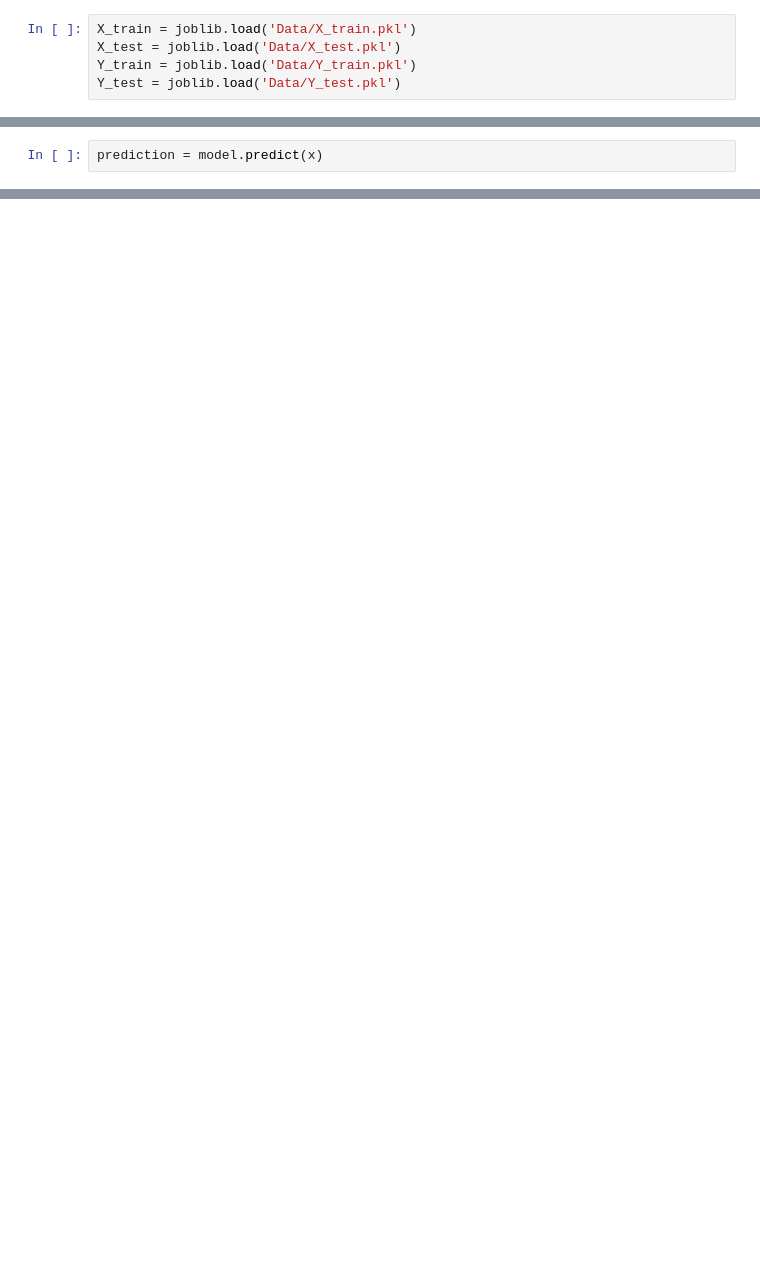
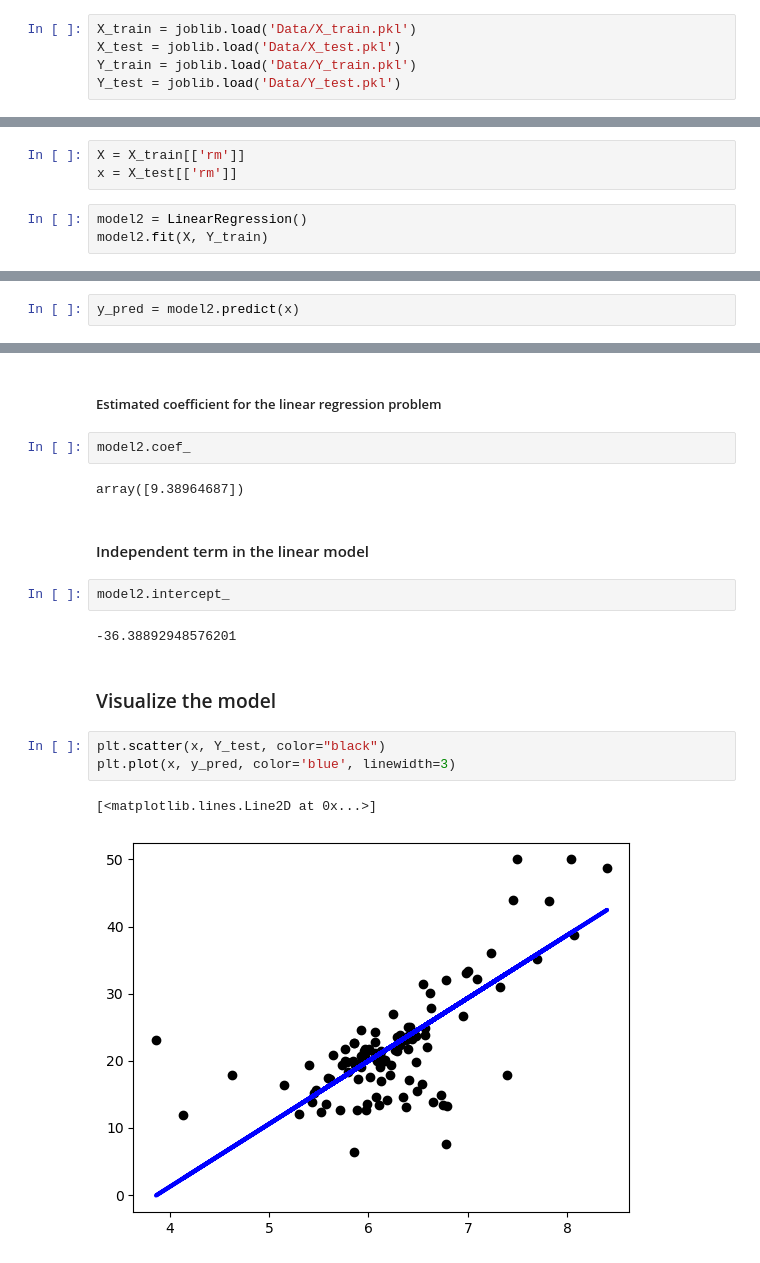
Before and after one commit to sghatak5/Boston-housing-price-prediction-linear-regression, a Jupyter notebook: 02_Simple_Linear_Regression.ipynb, the cells around one changed output, grey strips where cells are left out. Drawn from its saved outputs; the diff is of its cells as text; blank space fills up the shorter version.

```diff
--- a/02_Simple_Linear_Regression.ipynb
+++ b/02_Simple_Linear_Regression.ipynb
@@ -56,0 +104,6 @@ array([25.04239797, 30.16503544, 21.1655381 ,  8.3888431 , 21.89307221,
+# %%
+X = X_train[['rm']]
+x = X_test[['rm']]
+# %%
+model2 = LinearRegression()
+model2.fit(X, Y_train)
@@ -57,2 +114,2 @@ array([25.04239797, 30.16503544, 21.1655381 ,  8.3888431 , 21.89307221,
 # %%
-prediction = model.predict(x)
+y_pred = model2.predict(x)
@@ -62,0 +122,20 @@ model.score(x, Y_test)
+# %% [markdown]
+##### Estimated coefficient for the linear regression problem
+# %%
+model2.coef_
+# %% [output]
+array([9.38964687])
+# %% [markdown]
+#### Independent term in the linear model
+# %%
+model2.intercept_
+# %% [output]
+-36.38892948576201
+# %% [markdown]
+### Visualize the model
+# %%
+plt.scatter(x, Y_test, color="black")
+plt.plot(x, y_pred, color='blue', linewidth=3)
+# %% [output]
+[<matplotlib.lines.Line2D at 0x...>]
+[figure, added]
```
Also changed, not shown: parts of 27 cells of this notebook, 1 other file.
